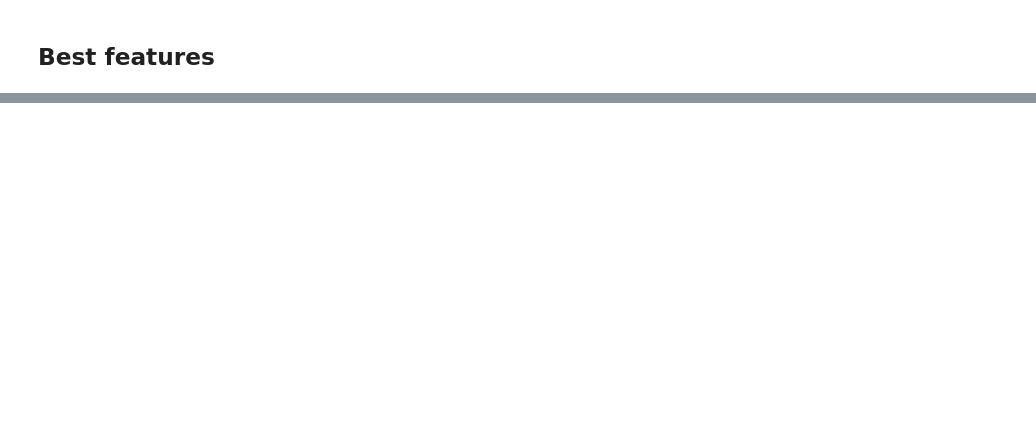
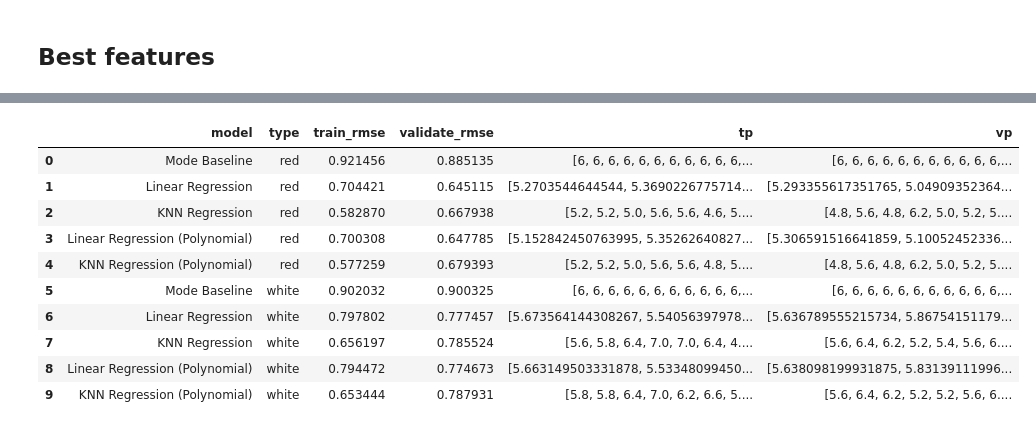
Before and after one commit to MrEnigmamgine/jtl_wine_quality, a Jupyter notebook: feature_sets.ipynb, the cells around one changed output, grey strips where cells are left out. Drawn from its saved outputs; the diff is of its cells as text; code cells hidden in the pictures; blank space fills up the shorter version.

```diff
--- a/feature_sets.ipynb
+++ b/feature_sets.ipynb
@@ -32,6 +15,7 @@ df['is_bad'] = raw > raw.quantile(.25)
 # %% [markdown]
 ## Best features
 # %%
+target = 'quality'
 feats = [
     'alcohol',
     'volatile_acidity',
@@ -44,0 +151,16 @@ feats = [
+# %%
+white_models = {
+    'Mode Baseline': helpers.eval.BaselineModel(method='mode'),
+    'Linear Regression': LinearRegression(positive=True),
+    # 'Random Forest': RandomForestRegressor(max_depth=10),
+    'KNN Regression': KNeighborsRegressor(n_neighbors=5),
+}
+white_poly_models = {
+    'Linear Regression': LinearRegression(positive=True),
+    # 'Random Forest': RandomForestRegressor(max_depth=10),
+    'KNN Regression': KNeighborsRegressor(n_neighbors=5),
+}
+for name, model in white_models.items():
+    model.fit(w_xt, w_yt)
+for name, model in white_poly_models.items():
+    model.fit(w_xt_poly, w_yt)
@@ -44,0 +206,15 @@ feats = [
+# %%
+scores_df = scores_df.reset_index().rename(columns={'index': 'model'})
+scores_df
+# %% [output]
+|  | model | type | train_rmse | validate_rmse | tp | vp |
+| 0 | Mode Baseline | red | 0.921456 | 0.885135 | [6, 6, 6, 6, 6, 6, 6, 6, 6, 6, 6,... | [6, 6, 6, 6, 6, 6, 6, 6, 6, 6, 6,... |
+| 1 | Linear Regression | red | 0.704421 | 0.645115 | [5.2703544644544, 5.3690226775714... | [5.293355617351765, 5.04909352364... |
+| 2 | KNN Regression | red | 0.582870 | 0.667938 | [5.2, 5.2, 5.0, 5.6, 5.6, 4.6, 5.... | [4.8, 5.6, 4.8, 6.2, 5.0, 5.2, 5.... |
+| 3 | Linear Regression (Polynomial) | red | 0.700308 | 0.647785 | [5.152842450763995, 5.35262640827... | [5.306591516641859, 5.10052452336... |
+| 4 | KNN Regression (Polynomial) | red | 0.577259 | 0.679393 | [5.2, 5.2, 5.0, 5.6, 5.6, 4.8, 5.... | [4.8, 5.6, 4.8, 6.2, 5.0, 5.2, 5.... |
+| 5 | Mode Baseline | white | 0.902032 | 0.900325 | [6, 6, 6, 6, 6, 6, 6, 6, 6, 6, 6,... | [6, 6, 6, 6, 6, 6, 6, 6, 6, 6, 6,... |
+| 6 | Linear Regression | white | 0.797802 | 0.777457 | [5.673564144308267, 5.54056397978... | [5.636789555215734, 5.86754151179... |
+| 7 | KNN Regression | white | 0.656197 | 0.785524 | [5.6, 5.8, 6.4, 7.0, 7.0, 6.4, 4.... | [5.6, 6.4, 6.2, 5.2, 5.4, 5.6, 6.... |
+| 8 | Linear Regression (Polynomial) | white | 0.794472 | 0.774673 | [5.663149503331878, 5.53348099450... | [5.638098199931875, 5.83139111996... |
+| 9 | KNN Regression (Polynomial) | white | 0.653444 | 0.787931 | [5.8, 5.8, 6.4, 7.0, 6.2, 6.6, 5.... | [5.6, 6.4, 6.2, 5.2, 5.2, 5.6, 6.... |
```
Also changed, not shown: parts of 25 cells of this notebook, 4 other files.
